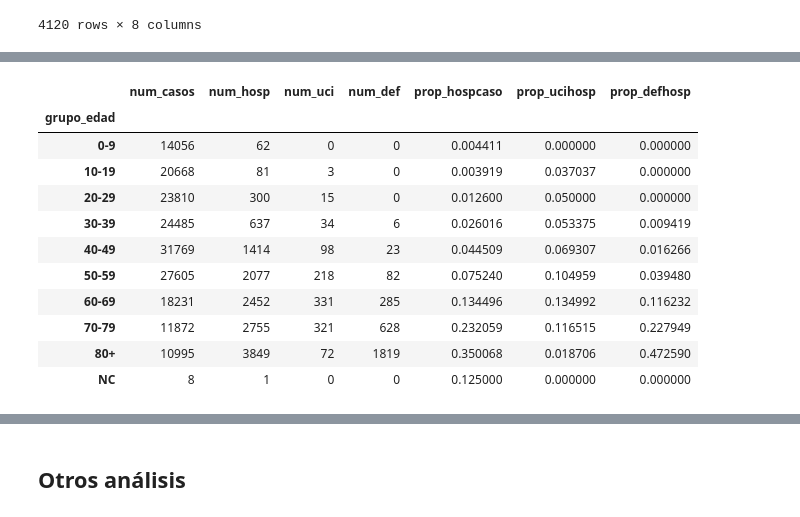
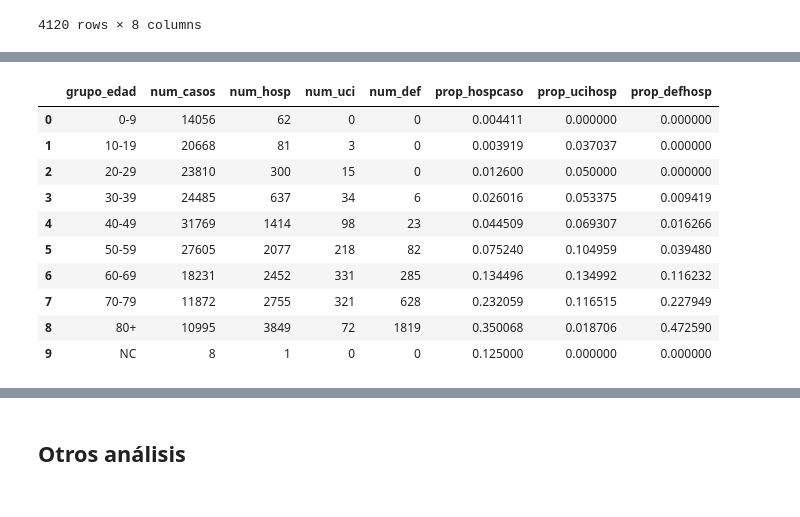
Before and after one commit to jamg-upv/CAHOS19, a Jupyter notebook: WPOMgeneradorDatosCovidSerieRenave.ipynb, the cells around one changed output, grey strips where cells are left out. Drawn from its saved outputs; the diff is of its cells as text; code cells hidden in the pictures.

```diff
--- a/WPOMgeneradorDatosCovidSerieRenave.ipynb
+++ b/WPOMgeneradorDatosCovidSerieRenave.ipynb
@@ -222,23 +289,22 @@ total_byagegen3
 # %%
-total_byage3=filtered_dates3.groupby(['grupo_edad']).agg(sum)
+total_byage3=filtered_dates3.groupby(['grupo_edad'], as_index=False).agg(sum)
 total_byage3['prop_hospcaso']=total_byage3['num_hosp']/total_byage3['num_casos']
 total_byage3['prop_ucihosp']=total_byage3['num_uci']/total_byage3['num_hosp']
 total_byage3['prop_defhosp']=total_byage3['num_def']/total_byage3['num_hosp']
 total_byage3
 ### representar visualmente los resultados para comparar homres y mujeres por rando de edad
 # %% [output]
-|  | num_casos | num_hosp | num_uci | num_def | prop_hospcaso | prop_ucihosp | prop_defhosp |
-| grupo_edad |  |  |  |  |  |  |  |
-| 0-9 | 14056 | 62 | 0 | 0 | 0.004411 | 0.000000 | 0.000000 |
-| 10-19 | 20668 | 81 | 3 | 0 | 0.003919 | 0.037037 | 0.000000 |
-| 20-29 | 23810 | 300 | 15 | 0 | 0.012600 | 0.050000 | 0.000000 |
-| 30-39 | 24485 | 637 | 34 | 6 | 0.026016 | 0.053375 | 0.009419 |
-| 40-49 | 31769 | 1414 | 98 | 23 | 0.044509 | 0.069307 | 0.016266 |
-| 50-59 | 27605 | 2077 | 218 | 82 | 0.075240 | 0.104959 | 0.039480 |
-| 60-69 | 18231 | 2452 | 331 | 285 | 0.134496 | 0.134992 | 0.116232 |
-| 70-79 | 11872 | 2755 | 321 | 628 | 0.232059 | 0.116515 | 0.227949 |
-| 80+ | 10995 | 3849 | 72 | 1819 | 0.350068 | 0.018706 | 0.472590 |
-| NC | 8 | 1 | 0 | 0 | 0.125000 | 0.000000 | 0.000000 |
+|  | grupo_edad | num_casos | num_hosp | num_uci | num_def | prop_hospcaso | prop_ucihosp | prop_defhosp |
+| 0 | 0-9 | 14056 | 62 | 0 | 0 | 0.004411 | 0.000000 | 0.000000 |
+| 1 | 10-19 | 20668 | 81 | 3 | 0 | 0.003919 | 0.037037 | 0.000000 |
+| 2 | 20-29 | 23810 | 300 | 15 | 0 | 0.012600 | 0.050000 | 0.000000 |
+| 3 | 30-39 | 24485 | 637 | 34 | 6 | 0.026016 | 0.053375 | 0.009419 |
+| 4 | 40-49 | 31769 | 1414 | 98 | 23 | 0.044509 | 0.069307 | 0.016266 |
+| 5 | 50-59 | 27605 | 2077 | 218 | 82 | 0.075240 | 0.104959 | 0.039480 |
+| 6 | 60-69 | 18231 | 2452 | 331 | 285 | 0.134496 | 0.134992 | 0.116232 |
+| 7 | 70-79 | 11872 | 2755 | 321 | 628 | 0.232059 | 0.116515 | 0.227949 |
+| 8 | 80+ | 10995 | 3849 | 72 | 1819 | 0.350068 | 0.018706 | 0.472590 |
+| 9 | NC | 8 | 1 | 0 | 0 | 0.125000 | 0.000000 | 0.000000 |
 # %%
 start_date = '2020-09-01'
 end_date = '2021-03-25'
```
Also changed, not shown: parts of 12 cells of this notebook.
